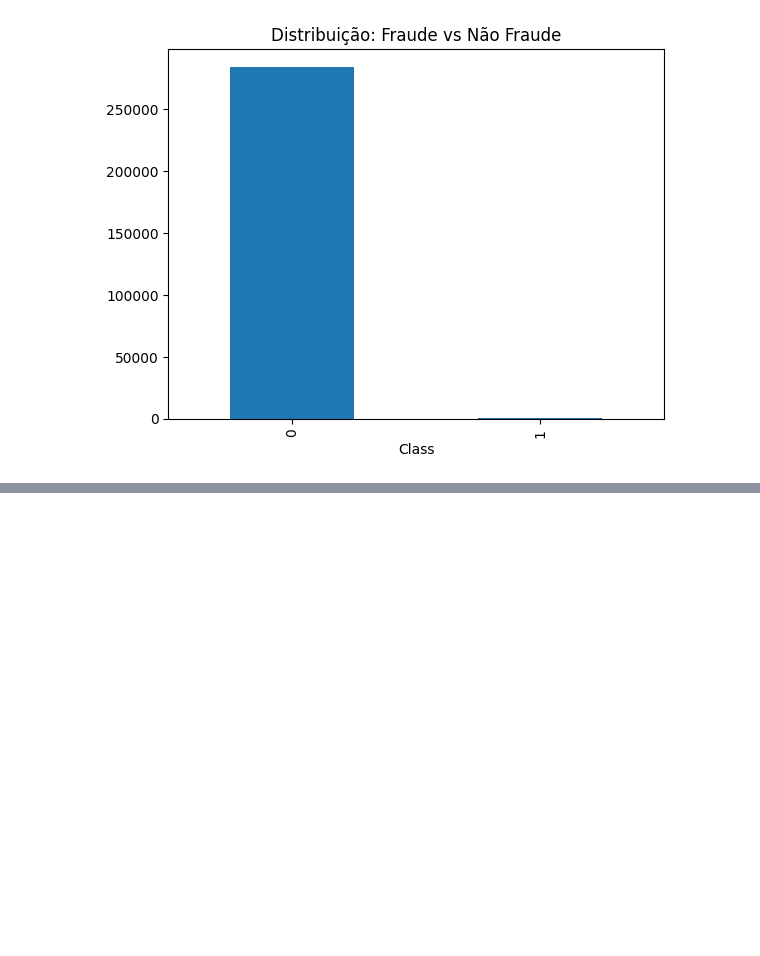
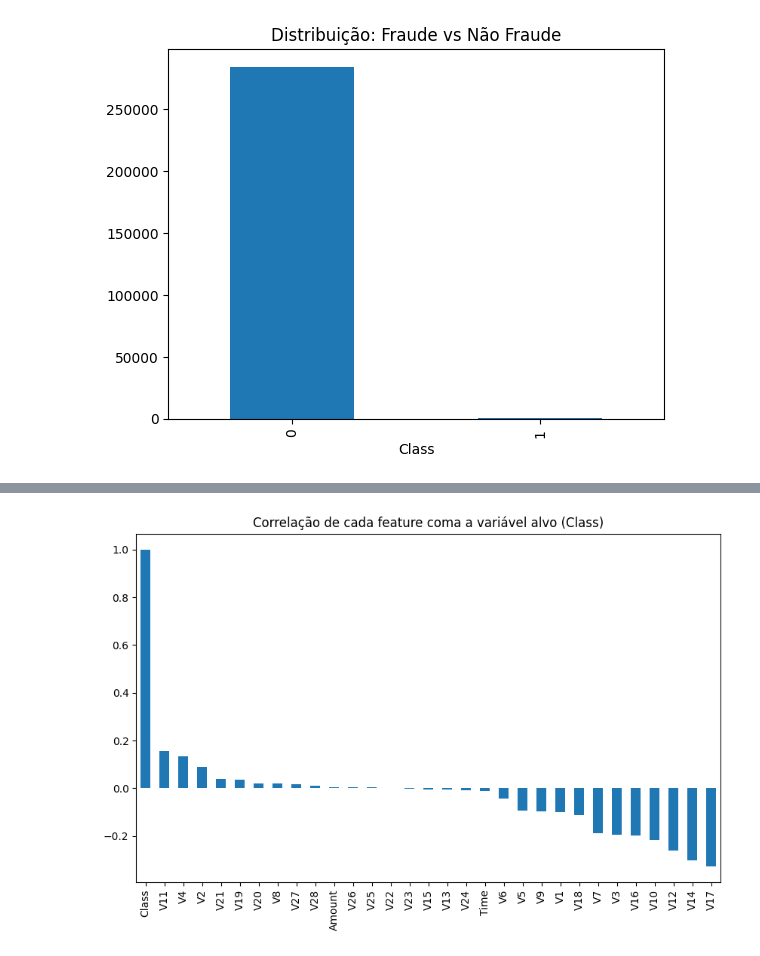
Before and after one commit to KaykeAndrade7/bank-fraud-ml, a Jupyter notebook: notebooks/01_data_exploracao.ipynb, the cells around one changed output, grey strips where cells are left out. Cells and saved outputs as stored; diff of their text form; code cells hidden in the pictures; blank space fills up the shorter version.

```diff
--- a/notebooks/01_data_exploracao.ipynb
+++ b/notebooks/01_data_exploracao.ipynb
@@ -66,0 +107,3 @@ plt.show()
+# %%
+corr = df.corr()
+corr
@@ -66,0 +150,7 @@ plt.show()
+# %%
+plt.figure(figsize=(10,6))
+corr['Class'].sort_values(ascending=False).plot(kind='bar')
+plt.title('Correlação de cada feature coma a variável alvo (Class)')
+plt.show()
+# %% [output]
+[figure, added]
```
Also changed, not shown: parts of 15 cells of this notebook, 3 other files.
